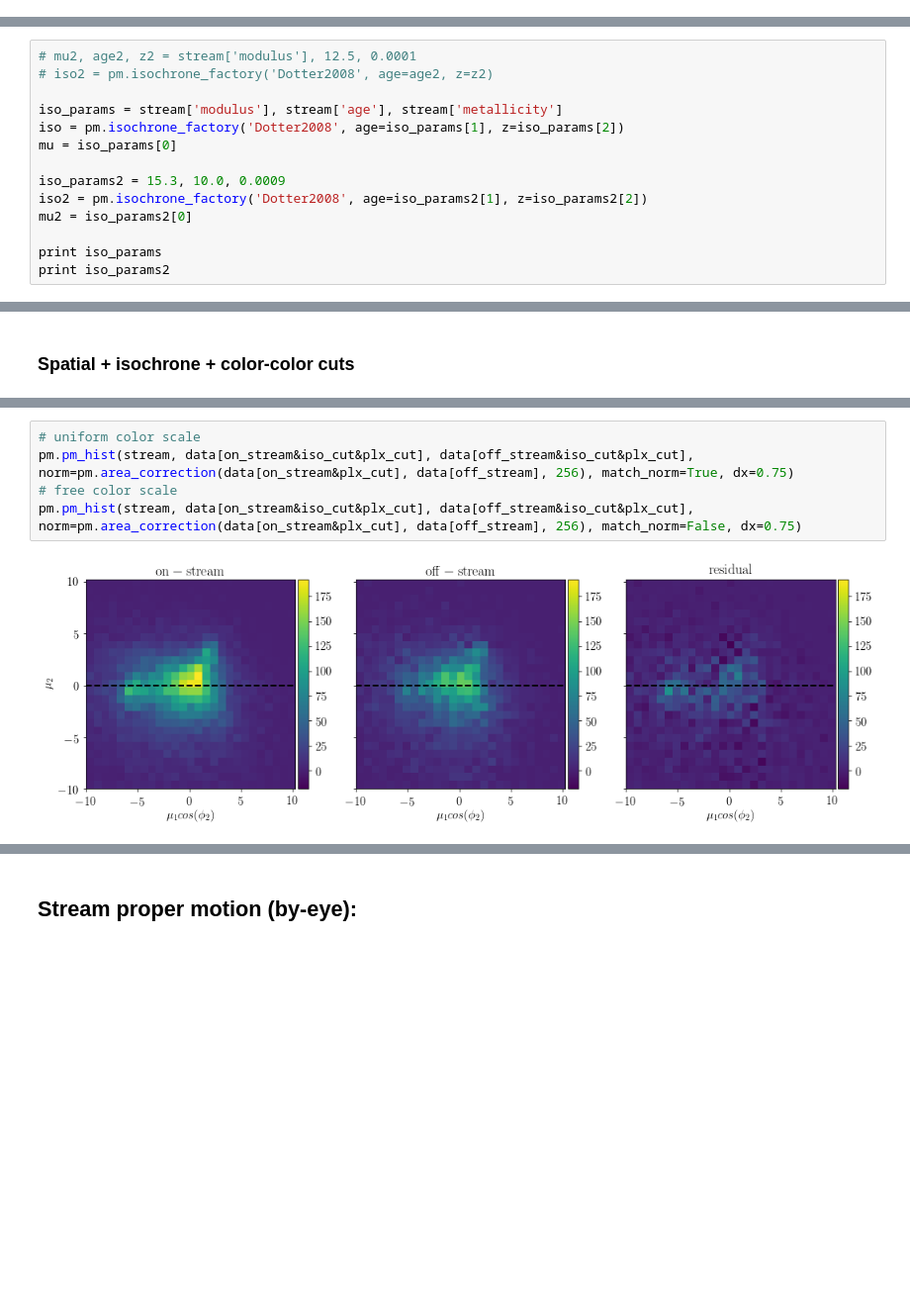
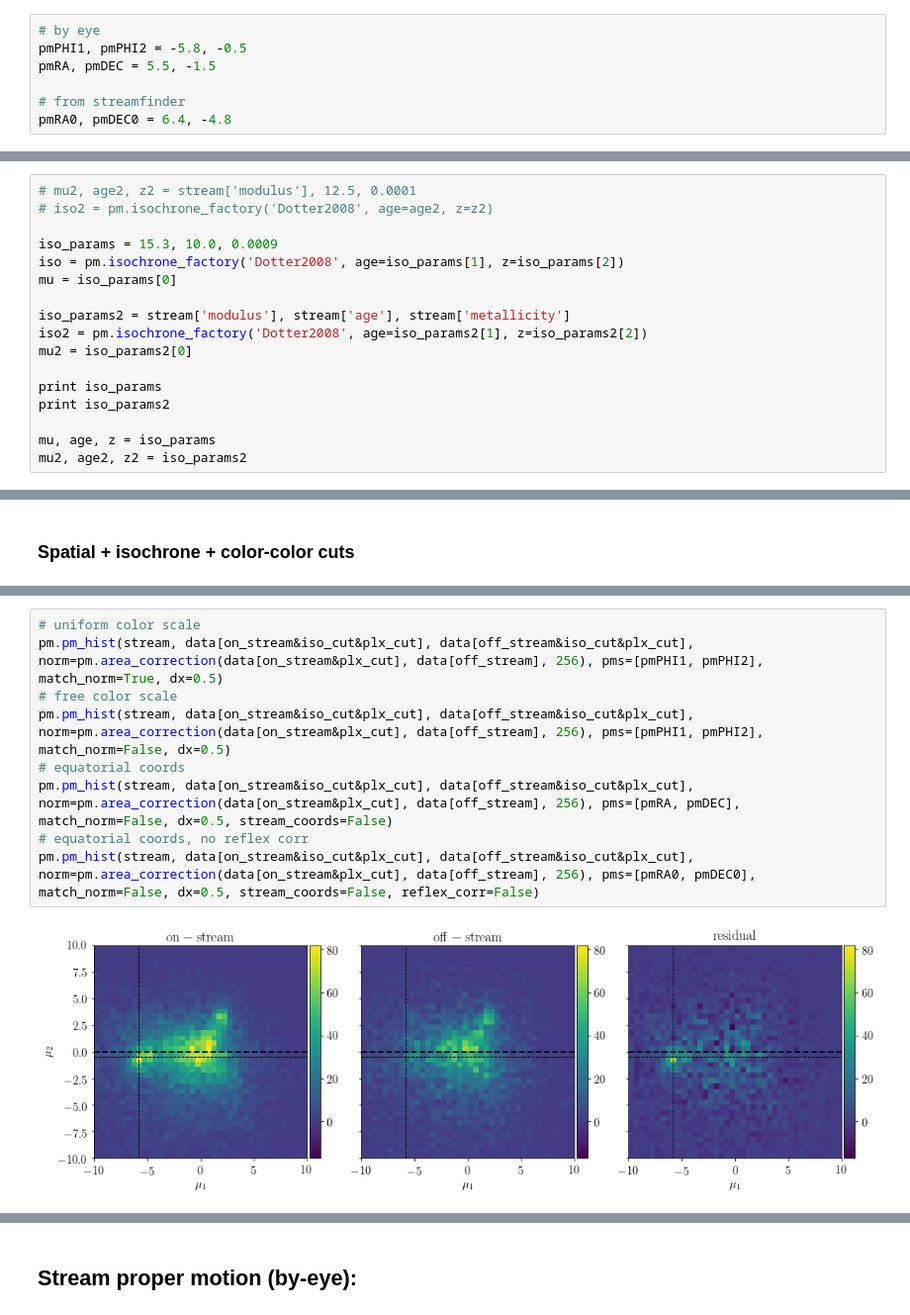
Before and after one commit to norashipp/shared_notebooks, a Jupyter notebook: Jhelum.ipynb, the cells around one changed output, grey strips where cells are left out. Shown at 99% size. Saved outputs shown, nothing was run; the diff lists cells and outputs as text; blank space fills up the shorter version.

Commit message:
compare to streamfinder

```diff
--- a/Jhelum.ipynb
+++ b/Jhelum.ipynb
@@ -6,3 +3,10 @@ pmPHI1, pmPHI2 = -5, 0.
+# %%
+# by eye
+pmPHI1, pmPHI2 = -5.8, -0.5
+pmRA, pmDEC = 5.5, -1.5
+
+# from streamfinder
+pmRA0, pmDEC0 = 6.4, -4.8
 # %%
 MAG = 'WAVG_MAG_PSF_%s_DERED'
 MAGG = MAG%'G'
@@ -45,14 +49,17 @@ gaia_des, des = pm.load_data(STREAM)
 # mu2, age2, z2 = stream['modulus'], 12.5, 0.0001
 # iso2 = pm.isochrone_factory('Dotter2008', age=age2, z=z2)
 
-iso_params = stream['modulus'], stream['age'], stream['metallicity']
+iso_params = 15.3, 10.0, 0.0009
 iso = pm.isochrone_factory('Dotter2008', age=iso_params[1], z=iso_params[2])
 mu = iso_params[0]
 
-iso_params2 = 15.3, 10.0, 0.0009
+iso_params2 = stream['modulus'], stream['age'], stream['metallicity']
 iso2 = pm.isochrone_factory('Dotter2008', age=iso_params2[1], z=iso_params2[2])
 mu2 = iso_params2[0]
 
 print iso_params
 print iso_params2
+
+mu, age, z = iso_params
+mu2, age2, z2 = iso_params2
 # %% [output]
@@ -294,7 +301,11 @@ plt.tight_layout()
 # %%
 # uniform color scale
-pm.pm_hist(stream, data[on_stream&iso_cut&plx_cut], data[off_stream&iso_cut&plx_cut], norm=pm.area_correction(data[on_stream&plx_cut], data[off_stream], 256), match_norm=True, dx=0.75)
+pm.pm_hist(stream, data[on_stream&iso_cut&plx_cut], data[off_stream&iso_cut&plx_cut], norm=pm.area_correction(data[on_stream&plx_cut], data[off_stream], 256), pms=[pmPHI1, pmPHI2], match_norm=True, dx=0.5)
 # free color scale
-pm.pm_hist(stream, data[on_stream&iso_cut&plx_cut], data[off_stream&iso_cut&plx_cut], norm=pm.area_correction(data[on_stream&plx_cut], data[off_stream], 256), match_norm=False, dx=0.75)
+pm.pm_hist(stream, data[on_stream&iso_cut&plx_cut], data[off_stream&iso_cut&plx_cut], norm=pm.area_correction(data[on_stream&plx_cut], data[off_stream], 256), pms=[pmPHI1, pmPHI2], match_norm=False, dx=0.5)
+# equatorial coords
+pm.pm_hist(stream, data[on_stream&iso_cut&plx_cut], data[off_stream&iso_cut&plx_cut], norm=pm.area_correction(data[on_stream&plx_cut], data[off_stream], 256), pms=[pmRA, pmDEC], match_norm=False, dx=0.5, stream_coords=False)
+# equatorial coords, no reflex corr
+pm.pm_hist(stream, data[on_stream&iso_cut&plx_cut], data[off_stream&iso_cut&plx_cut], norm=pm.area_correction(data[on_stream&plx_cut], data[off_stream], 256), pms=[pmRA0, pmDEC0], match_norm=False, dx=0.5, stream_coords=False, reflex_corr=False)
 # %% [output]
-[figure, old version]
+[figure, new version]
```
Also changed, not shown: parts of 19 cells of this notebook.
